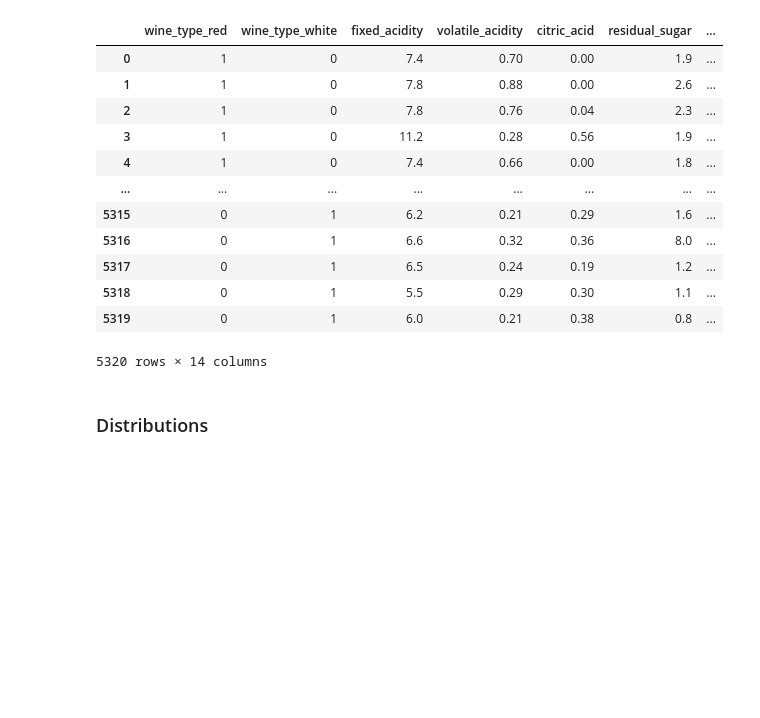
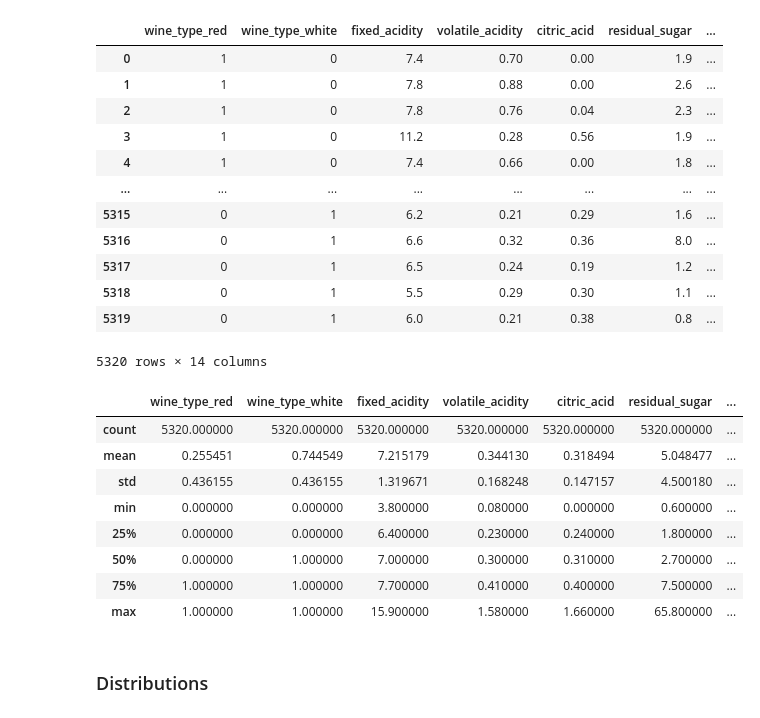
Before and after one commit to JKenny333/Mid_term_project, a Jupyter notebook: notebooks/Wine Detailed EDA.ipynb, the cells around one changed output. Drawn from its saved outputs; the diff is of its cells as text; code cells hidden in the pictures; blank space fills up the shorter version.

```diff
--- a/notebooks/Wine Detailed EDA.ipynb
+++ b/notebooks/Wine Detailed EDA.ipynb
@@ -102,3 +100,15 @@ combined_df.to_csv('../data/cleaned/winequality_combined_cleaned.csv',index=Fals
+# %%
+combined_df.describe()
+# %% [output]
+|  | wine_type_red | wine_type_white | fixed_acidity | volatile_acidity | citric_acid | residual_sugar | ... |
+| count | 5320.000000 | 5320.000000 | 5320.000000 | 5320.000000 | 5320.000000 | 5320.000000 | ... |
+| mean | 0.255451 | 0.744549 | 7.215179 | 0.344130 | 0.318494 | 5.048477 | ... |
+| std | 0.436155 | 0.436155 | 1.319671 | 0.168248 | 0.147157 | 4.500180 | ... |
+| min | 0.000000 | 0.000000 | 3.800000 | 0.080000 | 0.000000 | 0.600000 | ... |
+| 25% | 0.000000 | 0.000000 | 6.400000 | 0.230000 | 0.240000 | 1.800000 | ... |
+| 50% | 0.000000 | 1.000000 | 7.000000 | 0.300000 | 0.310000 | 2.700000 | ... |
+| 75% | 1.000000 | 1.000000 | 7.700000 | 0.410000 | 0.400000 | 7.500000 | ... |
+| max | 1.000000 | 1.000000 | 15.900000 | 1.580000 | 1.660000 | 65.800000 | ... |
 # %% [markdown]
 ### Distributions
 # %%
```
Also changed, not shown: parts of 2 cells of this notebook, 1 other file.
